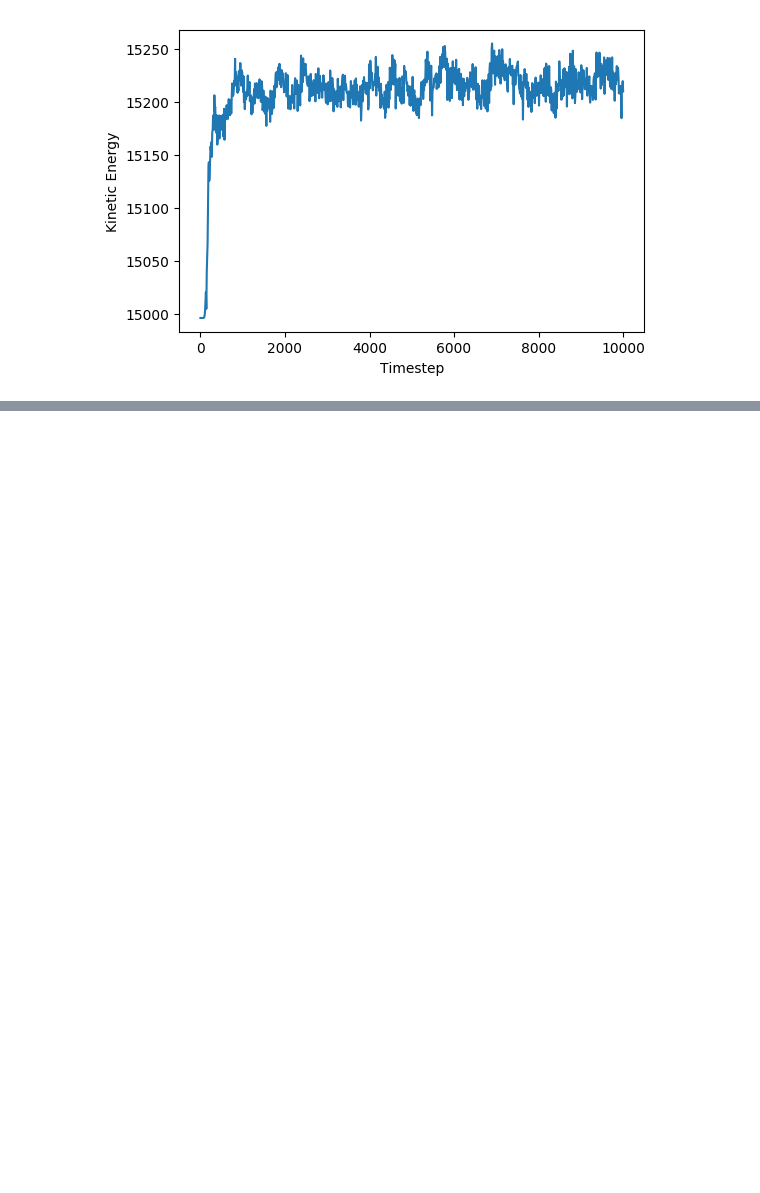
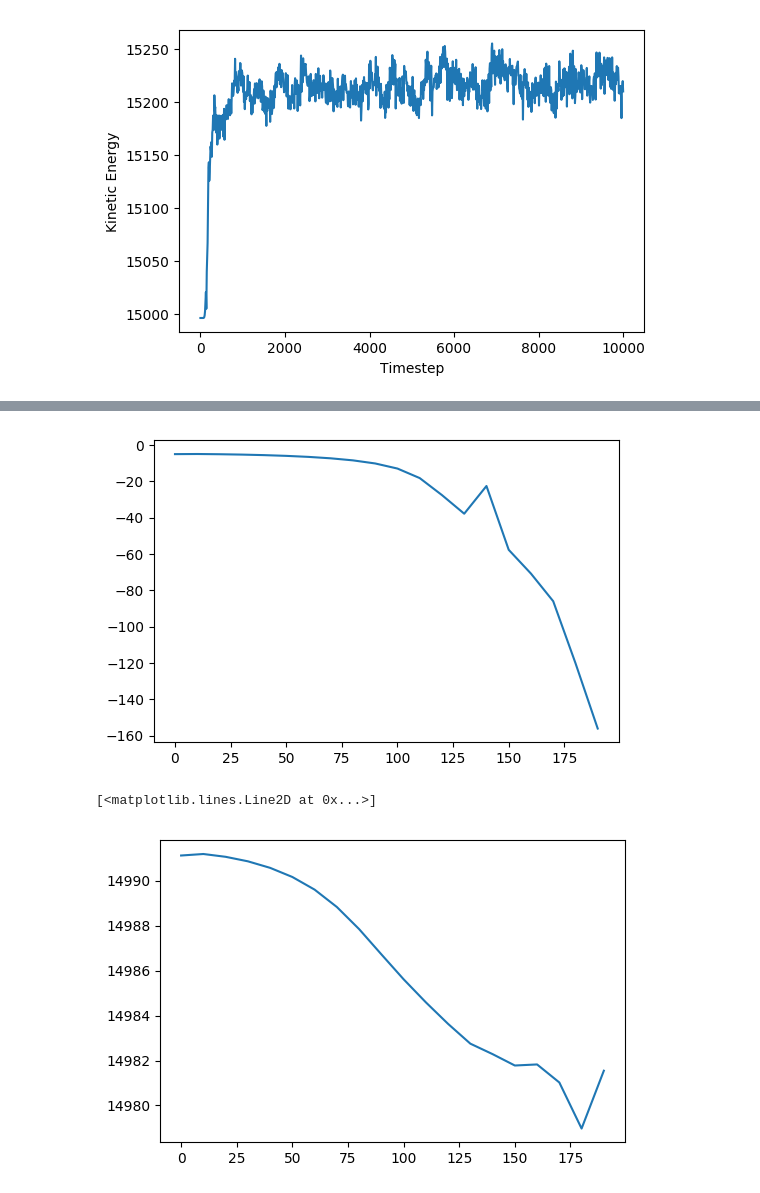
Before and after one commit to auduntre/FYS4460, a Jupyter notebook: Project1/velocity_historgram.ipynb, the cells around one changed output, grey strips where cells are left out. Drawn from its saved outputs; the diff is of its cells as text; code cells hidden in the pictures; blank space fills up the shorter version.

```diff
--- a/Project1/velocity_historgram.ipynb
+++ b/Project1/velocity_historgram.ipynb
@@ -120,6 +120,20 @@ Timestep = 4000, Ke = 15218.778094
 Timestep = 6000, Ke = 15225.0944975
 Timestep = 8000, Ke = 15217.8693624
 Timestep = 10000, Ke = 15209.5723597
+# %%
+def distance_compute(data, ti):
+    x = array(data.vecs(t[ti], "x"))
+    y = array(data.vecs(t[ti], "y"))
+    z = array(data.vecs(t[ti], "z"))
+
+    r = zeros((len(x), 3), dtype=float)
+    delta_x = x[:, newaxis] - x[newaxis, :]
+    delta_y = y[:, newaxis] - y[newaxis, :]
+    delta_z = z[:, newaxis] - z[newaxis, :]
+
+    delta_r = sqrt(delta_x**2 + delta_y**2 + delta_z**2)
+
+    return triu(delta_r)
 # %%
 ke = zeros(len(t))
 
@@ -135,0 +152,16 @@ show()
+# %%
+@jit(nopython=True)
+def potential_compute(delta_r):
+    """Distances delta_r must be a upper triangular matrix"""
+    U = 0.0
+    for i in range(delta_r.shape[0]):
+        for j in range(i+1, delta_r.shape[1]):
+            U += 4 * ((1.0 / delta_r[i, j])**12 - (1.0 / delta_r[i, j])**6) # sigma = 1.0, epsilon = 1.0
+    return U
+# %%
+potential_sum = zeros(20)
+
+for i in range(20):
+    delta_r = distance_compute(data, i)
+    print("Timestep: = {}".format(t[i]))
+    potential_sum[i] = potential_compute(delta_r)
@@ -135,0 +189,9 @@ show()
+# %%
+plot(t[:20], potential_sum)
+show()
+
+plot(t[:20], potential_sum + ke[:20])
+# %% [output]
+[figure, added]
+[<matplotlib.lines.Line2D at 0x...>]
+[figure, added]
```
Also changed, not shown: parts of 3 cells of this notebook.
